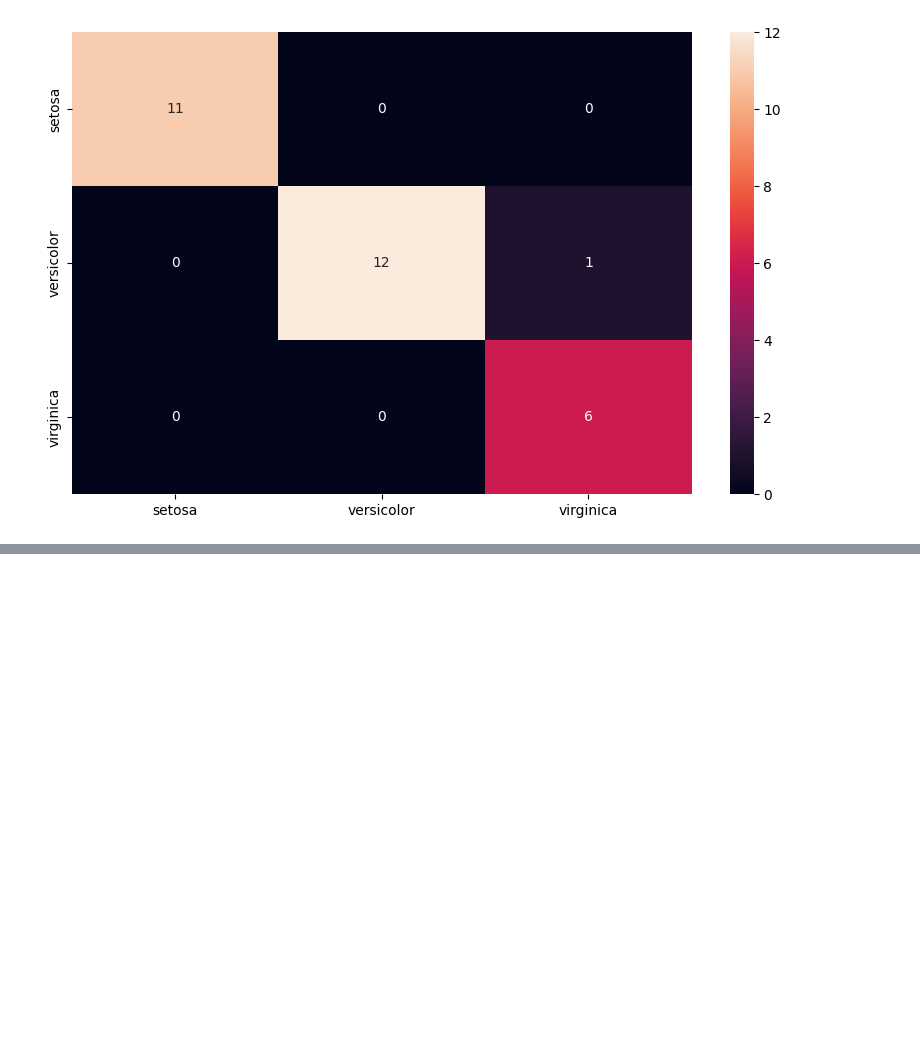
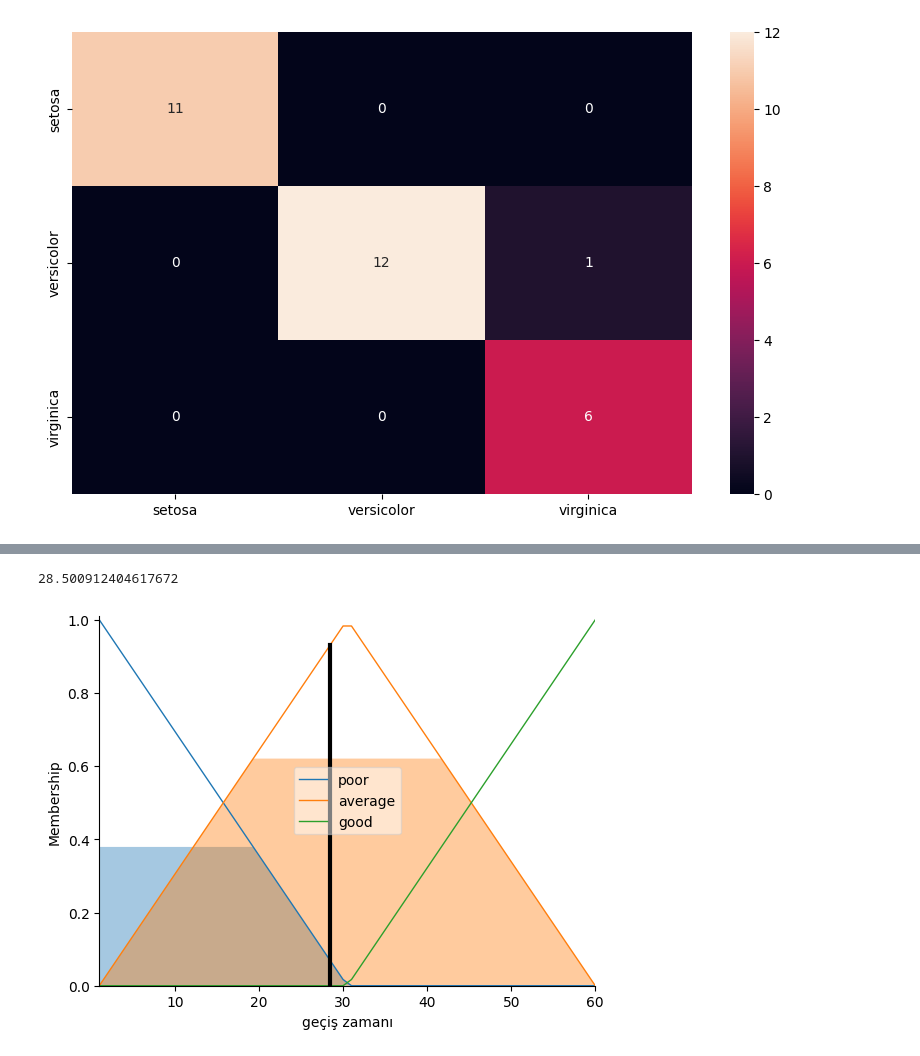
Before and after one commit to MuhammetOzturk/Deneyap-Yapay-Zeka_Egitim, a Jupyter notebook: Hafta2/Deneyap Egitim 2. Hafta.ipynb, the cells around one changed output, grey strips where cells are left out. Saved outputs shown, nothing was run; the diff lists cells and outputs as text; code cells hidden in the pictures; blank space fills up the shorter version.

```diff
--- a/Hafta2/Deneyap Egitim 2. Hafta.ipynb
+++ b/Hafta2/Deneyap Egitim 2. Hafta.ipynb
@@ -293,0 +481,15 @@ sns.heatmap(hata_goster, annot=True)
+# %%
+kural1 = kontrol.Rule(yaya_sayisi['poor'] , bekleme_suresi['poor'])
+kural2 = kontrol.Rule(yaya_sayisi['average'], bekleme_suresi['average'])
+kural3 = kontrol.Rule(yaya_sayisi['good'] , bekleme_suresi['good'])
+
+kontrol_sure = kontrol.ControlSystem([kural1, kural2, kural3])
+sure = kontrol.ControlSystemSimulation(kontrol_sure)
+
+sure.input['yaya sayısı'] = 10
+sure.compute()
+print (sure.output['geçiş zamanı'])
+bekleme_suresi.view(sim=sure)
+# %% [output]
+28.500912404617672
+[figure, added]
```
Also changed, not shown: parts of 8 cells of this notebook, 3 other files.
